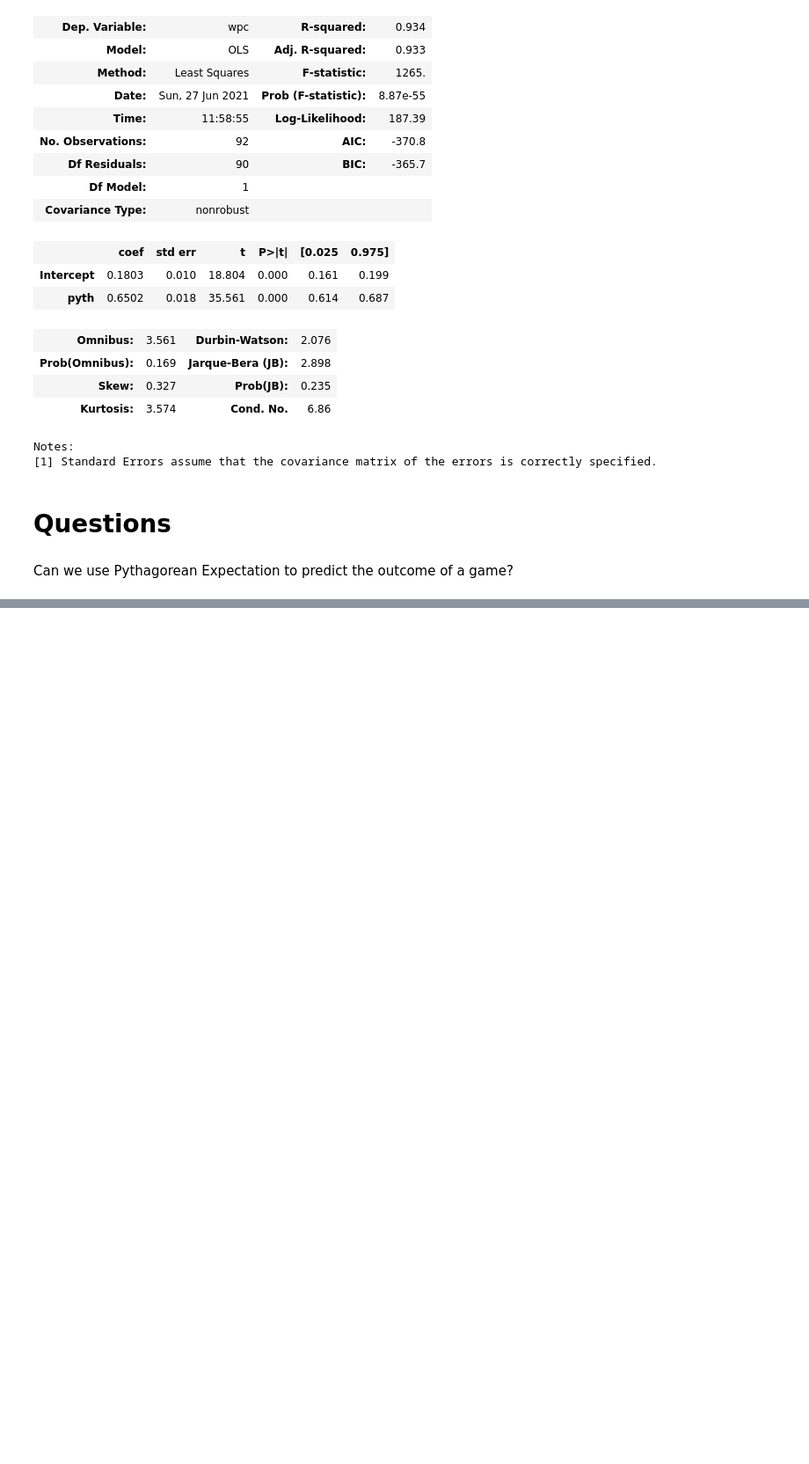
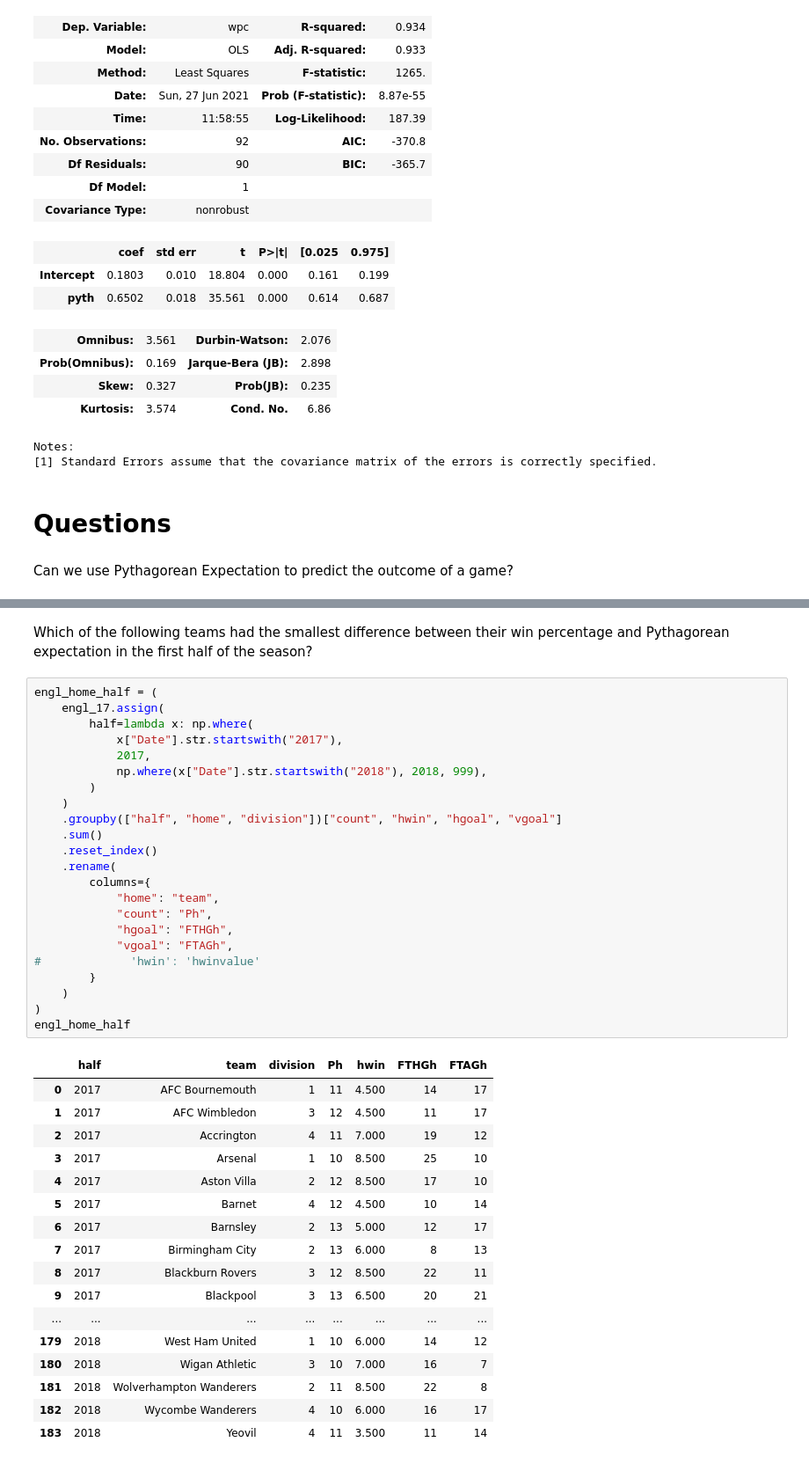
Before and after one commit to bartev/sporty, a Jupyter notebook: notebooks/04-pythag-expect-eng-football.ipynb, the cells around one changed output, grey strips where cells are left out. Shown: that part at 88% size. Cells and saved outputs as stored; diff of their text form; blank space fills up the shorter version.

```diff
--- a/notebooks/04-pythag-expect-eng-football.ipynb
+++ b/notebooks/04-pythag-expect-eng-football.ipynb
@@ -313,0 +408,43 @@ Can we use Pythagorean Expectation to predict the outcome of a game?
+# %% [markdown]
+Which of the following teams had the smallest difference between their win percentage and Pythagorean expectation in the first half of the season?
+# %%
+engl_home_half = (
+    engl_17.assign(
+        half=lambda x: np.where(
+            x["Date"].str.startswith("2017"),
+            2017,
+            np.where(x["Date"].str.startswith("2018"), 2018, 999),
+        )
+    )
+    .groupby(["half", "home", "division"])["count", "hwin", "hgoal", "vgoal"]
+    .sum()
+    .reset_index()
+    .rename(
+        columns={
+            "home": "team",
+            "count": "Ph",
+            "hgoal": "FTHGh",
+            "vgoal": "FTAGh",
+#             'hwin': 'hwinvalue'
+        }
+    )
+)
+engl_home_half
+# %% [output]
+|  | half | team | division | Ph | hwin | FTHGh | FTAGh |
+| 0 | 2017 | AFC Bournemouth | 1 | 11 | 4.500 | 14 | 17 |
+| 1 | 2017 | AFC Wimbledon | 3 | 12 | 4.500 | 11 | 17 |
+| 2 | 2017 | Accrington | 4 | 11 | 7.000 | 19 | 12 |
+| 3 | 2017 | Arsenal | 1 | 10 | 8.500 | 25 | 10 |
+| 4 | 2017 | Aston Villa | 2 | 12 | 8.500 | 17 | 10 |
+| 5 | 2017 | Barnet | 4 | 12 | 4.500 | 10 | 14 |
+| 6 | 2017 | Barnsley | 2 | 13 | 5.000 | 12 | 17 |
+| 7 | 2017 | Birmingham City | 2 | 13 | 6.000 | 8 | 13 |
+| 8 | 2017 | Blackburn Rovers | 3 | 12 | 8.500 | 22 | 11 |
+| 9 | 2017 | Blackpool | 3 | 13 | 6.500 | 20 | 21 |
+| ... | ... | ... | ... | ... | ... | ... | ... |
+| 179 | 2018 | West Ham United | 1 | 10 | 6.000 | 14 | 12 |
+| 180 | 2018 | Wigan Athletic | 3 | 10 | 7.000 | 16 | 7 |
+| 181 | 2018 | Wolverhampton Wanderers | 2 | 11 | 8.500 | 22 | 8 |
+| 182 | 2018 | Wycombe Wanderers | 4 | 10 | 6.000 | 16 | 17 |
+| 183 | 2018 | Yeovil | 4 | 11 | 3.500 | 11 | 14 |
```
Also changed, not shown: parts of 14 cells of this notebook, 8 other files.
